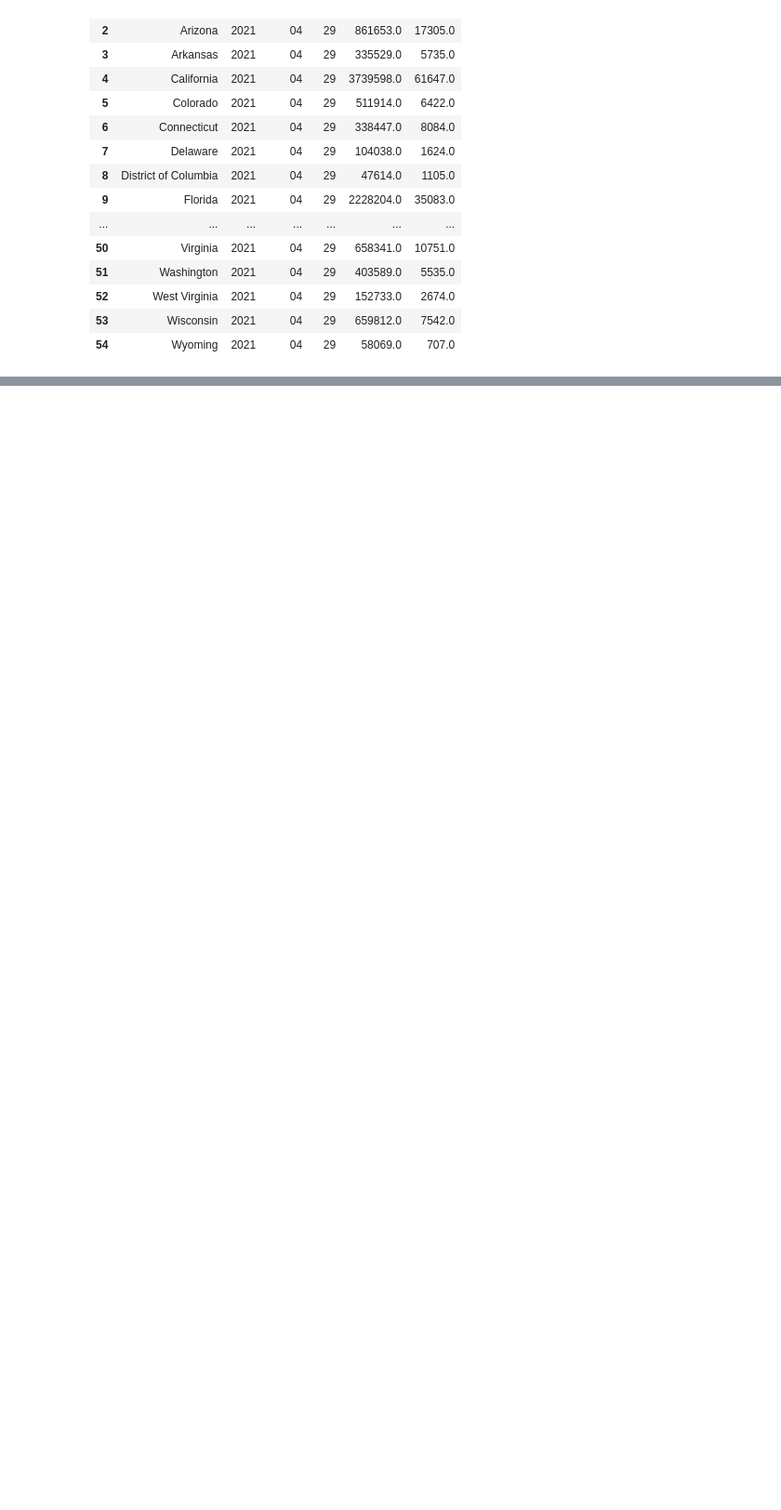
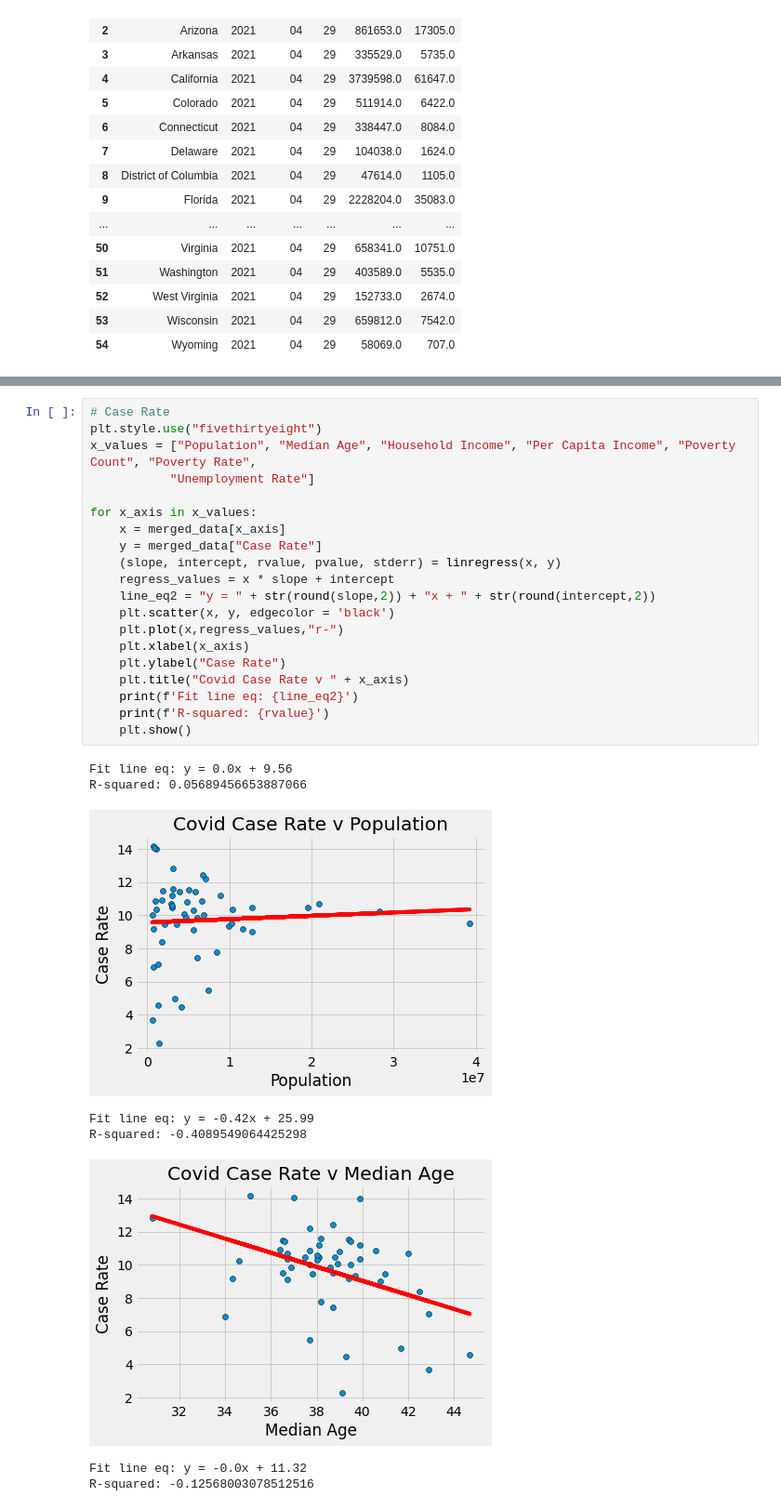
Before and after one commit to seanlipinski/Project1, a Jupyter notebook: Project_1_Covid.ipynb, the cells around one changed output, grey strips where cells are left out. Shown: that part at 93% size. Saved outputs shown, nothing was run; the diff lists cells and outputs as text; blank space fills up the shorter version.

```diff
--- a/Project_1_Covid.ipynb
+++ b/Project_1_Covid.ipynb
@@ -185,0 +288,29 @@ KeyError: 'State'
+# %%
+# Case Rate
+plt.style.use("fivethirtyeight")
+x_values = ["Population", "Median Age", "Household Income", "Per Capita Income", "Poverty Count", "Poverty Rate",
+           "Unemployment Rate"]
+
+for x_axis in x_values:
+    x = merged_data[x_axis]
+    y = merged_data["Case Rate"]
+    (slope, intercept, rvalue, pvalue, stderr) = linregress(x, y)
+    regress_values = x * slope + intercept
+    line_eq2 = "y = " + str(round(slope,2)) + "x + " + str(round(intercept,2))
+    plt.scatter(x, y, edgecolor = 'black')
+    plt.plot(x,regress_values,"r-")
+    plt.xlabel(x_axis)
+    plt.ylabel("Case Rate")
+    plt.title("Covid Case Rate v " + x_axis)
+    print(f'Fit line eq: {line_eq2}')
+    print(f'R-squared: {rvalue}')
+    plt.show()
+# %% [output]
+Fit line eq: y = 0.0x + 9.56
+R-squared: 0.05689456653887066
+[figure, added]
+Fit line eq: y = -0.42x + 25.99
+R-squared: -0.4089549064425298
+[figure, added]
+Fit line eq: y = -0.0x + 11.32
+R-squared: -0.12568003078512516
```
Also changed, not shown: parts of 10 cells of this notebook.
